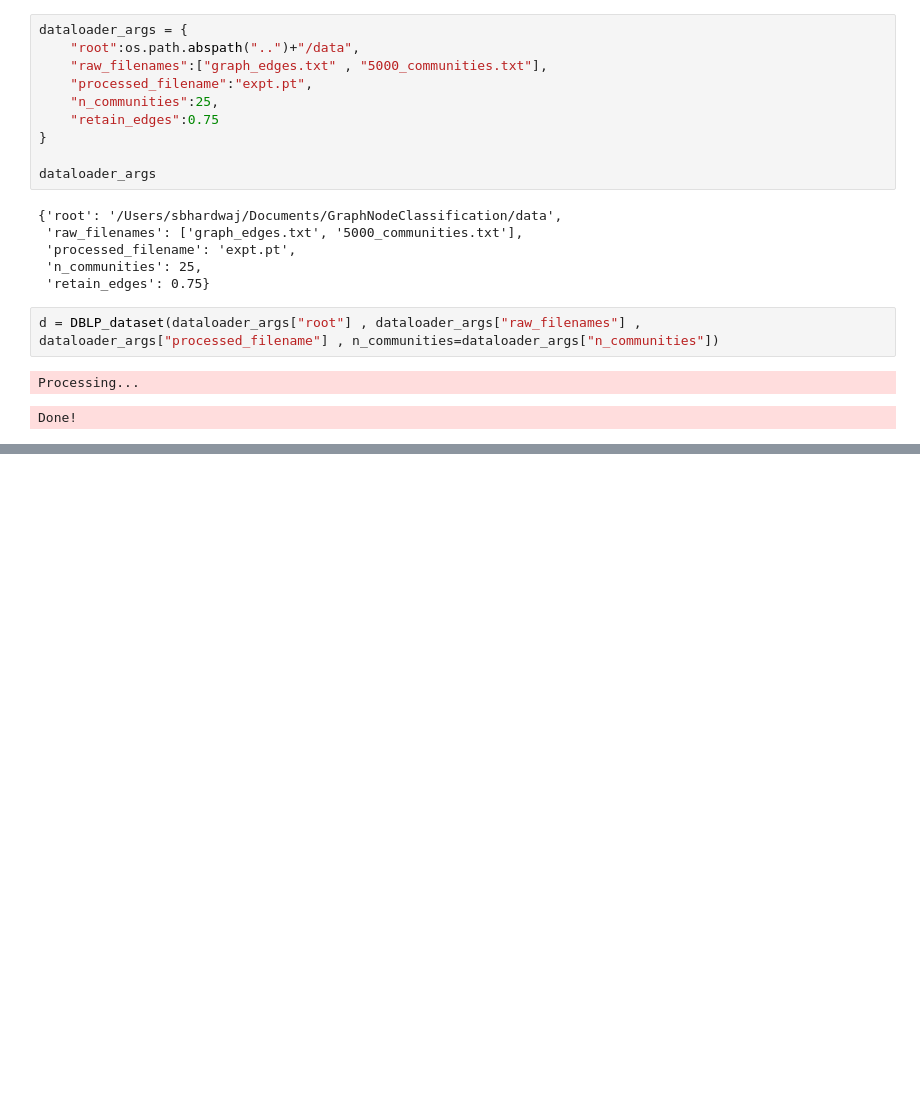
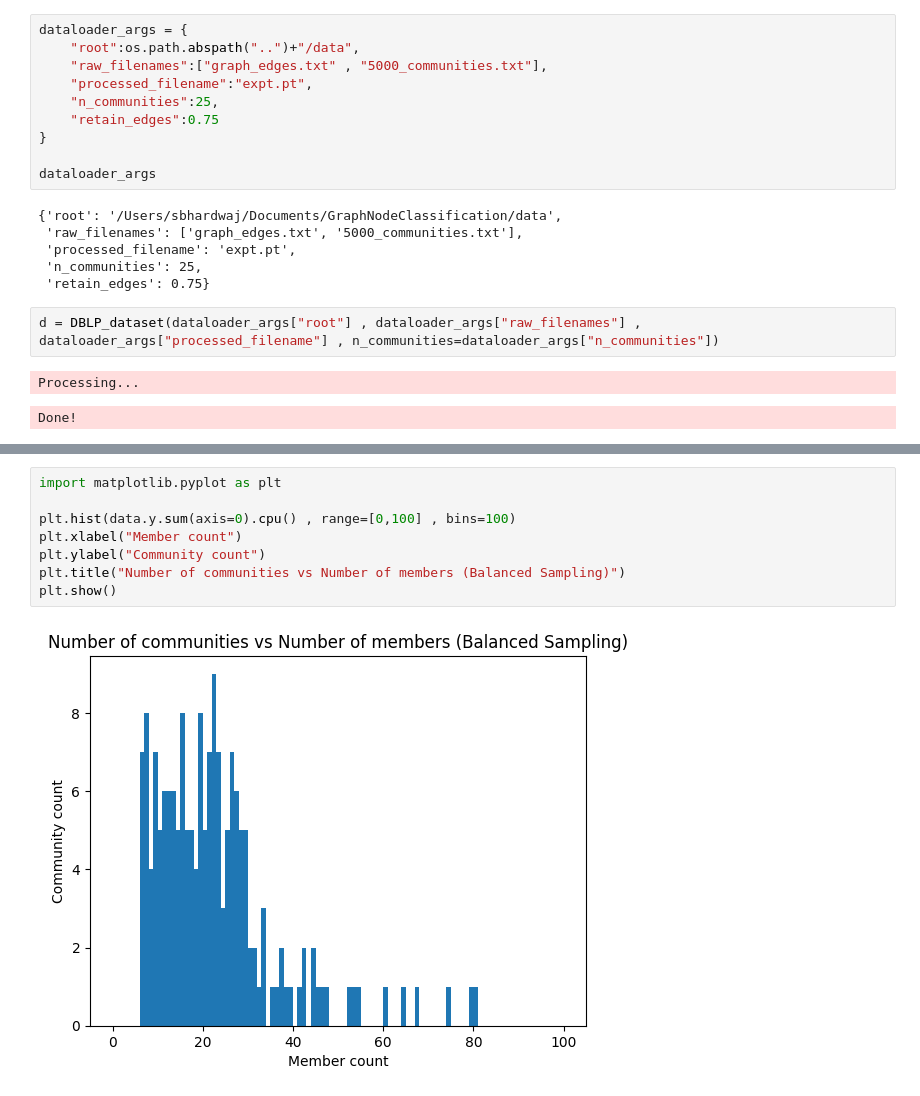
Before and after one commit to sbhardwajgrid/graph-DL, a Jupyter notebook: notebooks/model_building.ipynb, the cells around one changed output, grey strips where cells are left out. Drawn from its saved outputs; the diff is of its cells as text; blank space fills up the shorter version.

```diff
--- a/notebooks/model_building.ipynb
+++ b/notebooks/model_building.ipynb
@@ -977,0 +999,10 @@ Done!
+# %%
+import matplotlib.pyplot as plt
+
+plt.hist(data.y.sum(axis=0).cpu() , range=[0,100] , bins=100)
+plt.xlabel("Member count")
+plt.ylabel("Community count")
+plt.title("Number of communities vs Number of members (Balanced Sampling)")
+plt.show()
+# %% [output]
+[figure, added]
```
Also changed, not shown: parts of 7 cells of this notebook, 14 other files.
